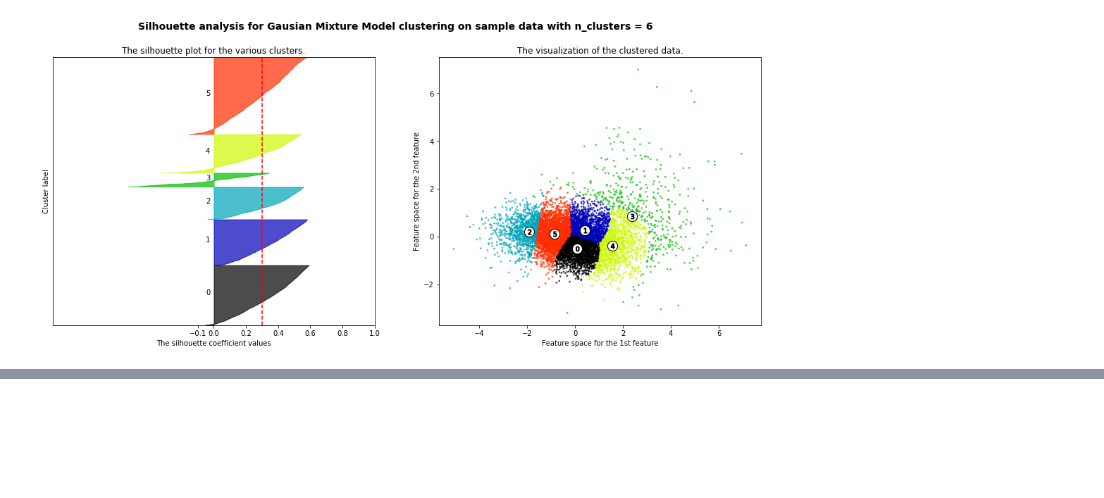
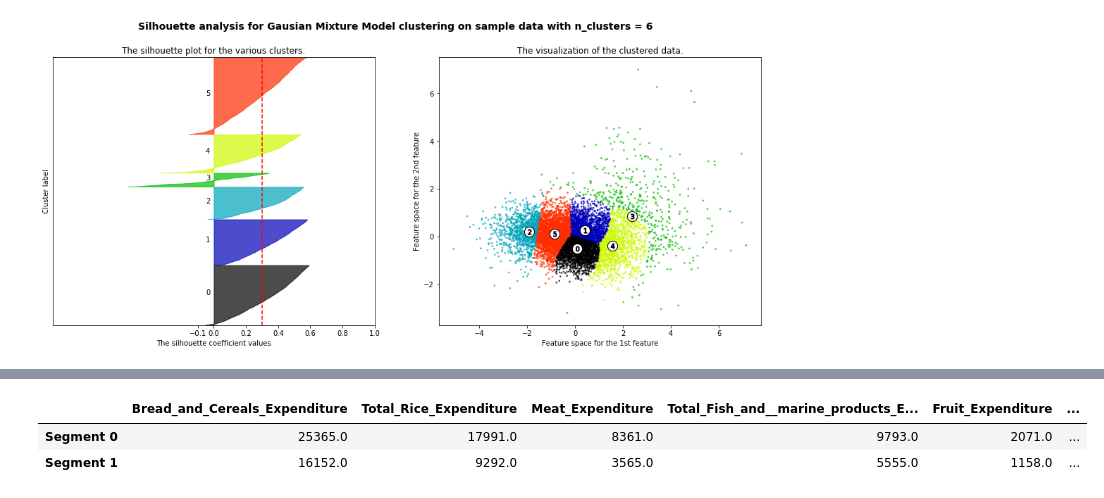
Before and after one commit to briantfriederich/Clustering_Philippine_Household_Consumption, a Jupyter notebook: Clustering_Philippine_Household_Consumption.ipynb, the cells around one changed output, grey strips where cells are left out. Drawn from its saved outputs; the diff is of its cells as text; code cells hidden in the pictures; blank space fills up the shorter version.

Commit message:
feature: Analyze cluster centers
Analyze cluster centers in the conclusion.

```diff
--- a/Clustering_Philippine_Household_Consumption.ipynb
+++ b/Clustering_Philippine_Household_Consumption.ipynb
@@ -347,11 +347,3 @@ for n_clusters in range_n_clusters:
 [figure]
 ('For n_clusters =', 6, 'The average silhouette_score is :', 0.29946990548563912)
 [figure]
-# %%
-for i in range (2,6):
-    clusterer = GaussianMixture(n_components=i, covariance_type='full').fit(reduced_data)
-    preds = clusterer.predict(reduced_data)
-    centers = clusterer.means_
-    sample_preds = clusterer.predict(pca_samples)
-    score = silhouette_score(reduced_data,preds)
-    print ("Silhouette score for {} clusters: {} ".format(i, score))
@@ -363,0 +352,18 @@ for i in range (2,6):
+# %%
+# Implement final model of 2 clusters:
+clusterer = GaussianMixture(n_components=2, random_state=10).fit(reduced_data)
+centers = clusterer.means_
+
+# Transform centers back from PCA for analysis
+log_centers = pca.inverse_transform(centers)
+true_centers = np.exp(log_centers)
+
+# Display the true centers
+segments = ['Segment {}'.format(i) for i in range(0,len(centers))]
+true_centers = pd.DataFrame(np.round(true_centers), columns = log_df.keys())
+true_centers.index = segments
+display(true_centers)
+# %% [output]
+|  | Bread_and_Cereals_Expenditure | Total_Rice_Expenditure | Meat_Expenditure | Total_Fish_and__marine_products_E... | Fruit_Expenditure | ... |
+| Segment 0 | 25365.0 | 17991.0 | 8361.0 | 9793.0 | 2071.0 | ... |
+| Segment 1 | 16152.0 | 9292.0 | 3565.0 | 5555.0 | 1158.0 | ... |
```
Also changed, not shown: parts of 5 cells of this notebook.
